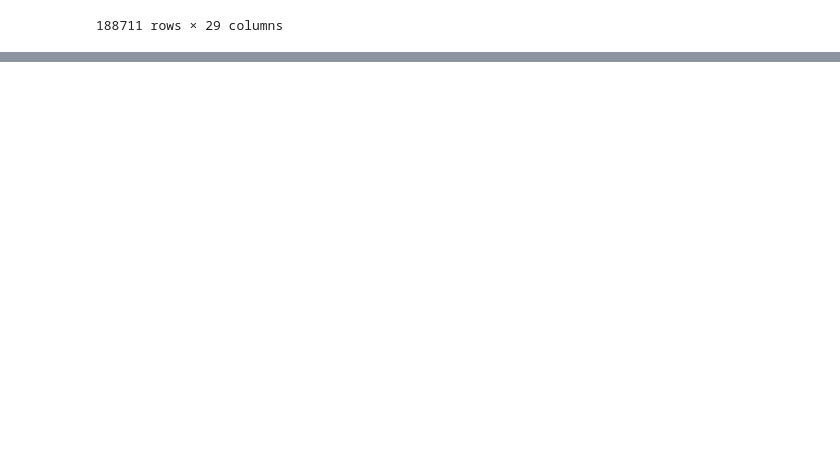
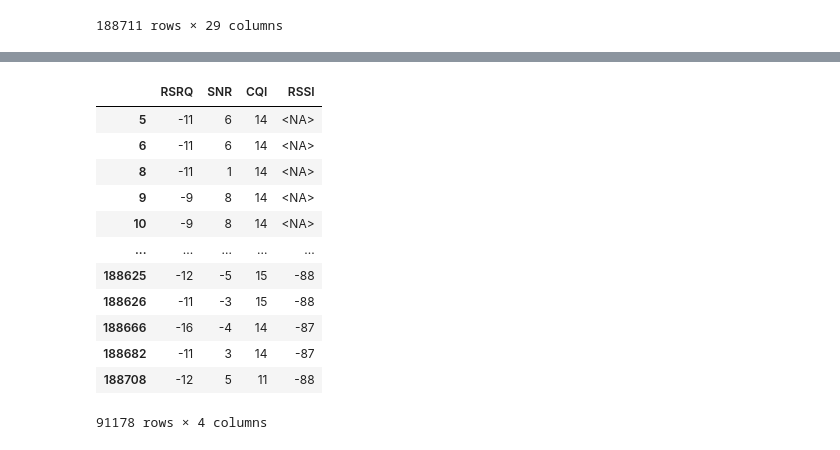
Before and after one commit to ejs94/5g-forecasting, a Jupyter notebook: notebooks/1_create_dataset.ipynb, the cells around one changed output, grey strips where cells are left out. Cells and saved outputs as stored; diff of their text form; code cells hidden in the pictures; blank space fills up the shorter version.

```diff
--- a/notebooks/1_create_dataset.ipynb
+++ b/notebooks/1_create_dataset.ipynb
@@ -44,3 +47,10 @@ df
 | 188709 | 2019.12.16_13.36.29 | -8.394601 | 51.886139 | 0 | B | 11 | 5G | -103 | -12 | ... |
 | 188710 | 2019.12.16_13.36.30 | -8.394601 | 51.886139 | 0 | B | 11 | 5G | -102 | -12 | ... |
 188711 rows × 29 columns
+# %%
+# Remove unused columns
+cleaned = df.drop(['Latitude','Longitude','Operatorname','CellID','PINGAVG','PINGMIN','PINGMAX','PINGSTDEV','PINGLOSS','CELLHEX','NODEHEX','LACHEX','RAWCELLID','NRxRSRP','NRxRSRQ'],axis=1)
+# %%
+# Convert unkown string to datetime64
+# add TZ +1000 for Dublin, Ireland UTC
+cleaned["Timestamp"] = cleaned["Timestamp"].apply(lambda row : row[:9].replace(".", "-") + row[9:].replace(".", ":").replace("_", " ") ).astype("datetime64[ns]")
@@ -46,0 +75,3 @@ df
+# %%
+# Remove values when state is idle and when bitrate falls below threshold
+cleaned = cleaned[(cleaned.State != 'I') & (cleaned.DL_bitrate > 10)]
@@ -46,0 +114,20 @@ df
+# %%
+# Rename '-' to NaN values
+cleaned[["RSRQ","SNR","CQI", "RSSI"]] = cleaned[["RSRQ","SNR","CQI", "RSSI"]].replace('-', np.nan)
+# %%
+# Change objects columns to int64 dtype
+cleaned[["RSRQ","SNR","CQI", "RSSI"]].astype(float).astype('Int64')
+# %% [output]
+|  | RSRQ | SNR | CQI | RSSI |
+| 5 | -11 | 6 | 14 | <NA> |
+| 6 | -11 | 6 | 14 | <NA> |
+| 8 | -11 | 1 | 14 | <NA> |
+| 9 | -9 | 8 | 14 | <NA> |
+| 10 | -9 | 8 | 14 | <NA> |
+| ... | ... | ... | ... | ... |
+| 188625 | -12 | -5 | 15 | -88 |
+| 188626 | -11 | -3 | 15 | -88 |
+| 188666 | -16 | -4 | 14 | -87 |
+| 188682 | -11 | 3 | 14 | -87 |
+| 188708 | -12 | 5 | 11 | -88 |
+91178 rows × 4 columns
```
Also changed, not shown: parts of 13 cells of this notebook.
